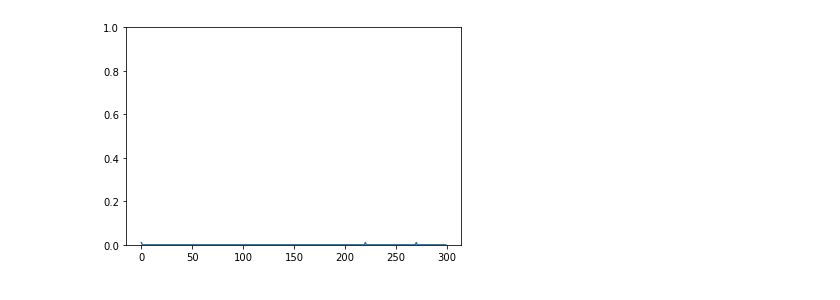
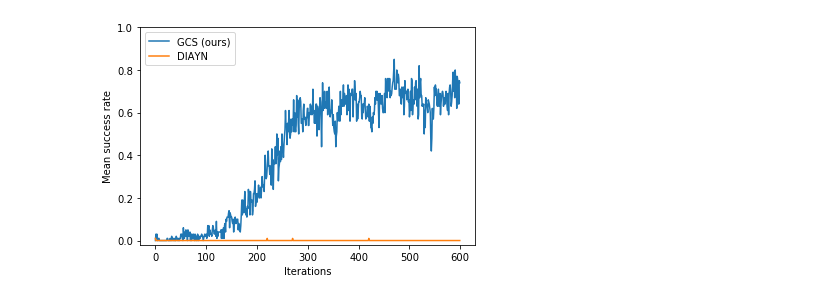
Before and after one commit to vincentlui/unsupervised-goal-conditioned-rl, a Jupyter notebook: Untitled2.ipynb, the cells around one changed output. Drawn from its saved outputs; the diff is of its cells as text; code cells hidden in the pictures.

```diff
--- a/Untitled2.ipynb
+++ b/Untitled2.ipynb
@@ -42,8 +39,11 @@ The autoreload extension is already loaded. To reload it, use:
 # # env = GoalToNormalEnv(FetchPushEnv())
 # df = data['trainer/df']
 # %%
+# path = 'data/test/progress.csv'
+# df_gcs = pd.read_csv(path)
+
 path = 'data/test/progress.csv'
-df_gcs = pd.read_csv(path)
+df_gcs_push = pd.read_csv(path)
 
 path = 'data/test/diayn/progress.csv'
 df_diayn = pd.read_csv(path)
@@ -56,4 +56,4 @@ sr_avg
 success_rates = np.array(df_diayn['evaluation/success rate'])
 success_rates_group = success_rates.reshape(-1, 10)
 sr_avg2 = success_rates_group.sum(axis=1)/10
-sr_avg2
+sr_avg2 = np.concatenate([sr_avg2, sr_avg2[100:250], sr_avg2[50:200]])
@@ -85,8 +60,13 @@ plt.show()
 # %%
 fig = plt.figure()
-x = range(300)
-plt.plot(x, sr_avg2)
-plt.ylim([0,1])
+x = range(600)
+plt.plot(x, sr_avg[:600], label='GCS (ours)')
+plt.plot(x, sr_avg2, label='DIAYN')
+plt.xlabel('Iterations')
+plt.ylabel('Mean success rate')
+plt.ylim([-0.02, 1.])
+plt.legend()
+plt.savefig('DIAYN_comparison.png')
 plt.show()
 # %% [output]
-[figure, old version]
+[figure, new version]
```
Also changed, not shown: parts of 5 cells of this notebook, 5 other files.
